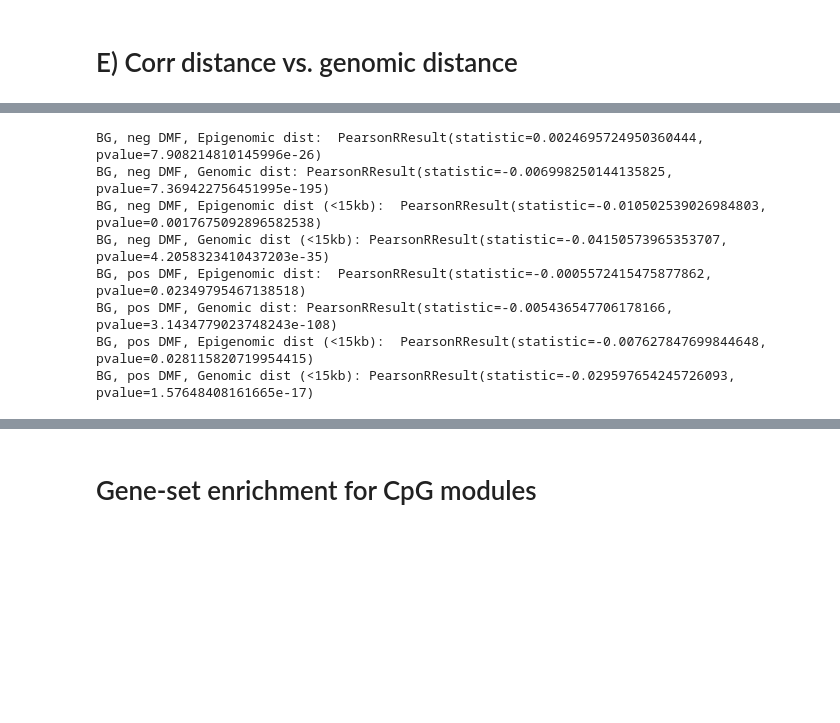
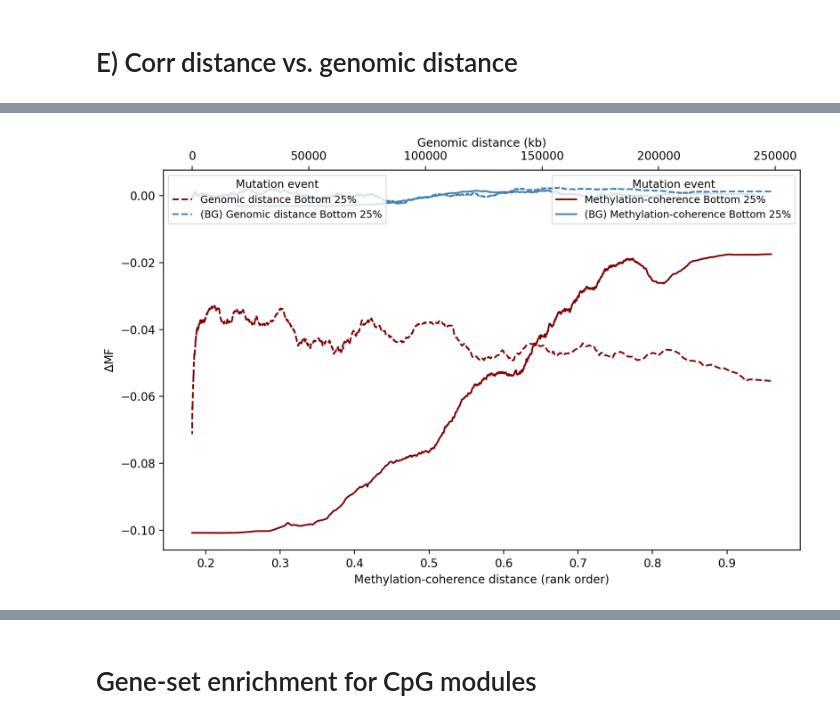
Before and after one commit to zanekoch/methylation_and_mutation, a Jupyter notebook: figure4_052523.ipynb, the cells around one changed output, grey strips where cells are left out. Saved outputs shown, nothing was run; the diff lists cells and outputs as text; code cells hidden in the pictures; blank space fills up the shorter version.

```diff
--- a/figure4_052523.ipynb
+++ b/figure4_052523.ipynb
@@ -638,22 +365,0 @@ FG, pos DMF, Genomic dist (<15kb): PearsonRResult(statistic=-0.03799759908326664
-# %%
-print("BG, neg DMF, Epigenomic dist: ", pearsonr(biggest_neg_bg_to_plot['measured_site_dist'], biggest_neg_bg_to_plot['delta_mf_median']))
-print("BG, neg DMF, Genomic dist:", pearsonr( biggest_neg_bg_to_plot['abs_genomic_dist'], biggest_neg_bg_to_plot['delta_mf_median']))
-# close
-print("BG, neg DMF, Epigenomic dist (<15kb): ", pearsonr(biggest_neg_bg_to_plot.query("abs_genomic_dist <= 15000")['measured_site_dist'], biggest_neg_bg_to_plot.query("abs_genomic_dist <= 15000")['delta_mf_median']))
-print("BG, neg DMF, Genomic dist (<15kb):",pearsonr( biggest_neg_bg_to_plot.query("abs_genomic_dist <= 15000")['abs_genomic_dist'], biggest_neg_bg_to_plot.query("abs_genomic_dist <= 15000")['delta_mf_median']))
-
-# same but for the biggest positive
-print("BG, pos DMF, Epigenomic dist: ", pearsonr(biggest_pos_bg_to_plot['measured_site_dist'], biggest_pos_bg_to_plot['delta_mf_median']))
-print("BG, pos DMF, Genomic dist:", pearsonr( biggest_pos_bg_to_plot['abs_genomic_dist'], biggest_pos_bg_to_plot['delta_mf_median']))
-# close
-print("BG, pos DMF, Epigenomic dist (<15kb): ", pearsonr(biggest_pos_bg_to_plot.query("abs_genomic_dist <= 15000")['measured_site_dist'], biggest_pos_bg_to_plot.query("abs_genomic_dist <= 15000")['delta_mf_median']))
-print("BG, pos DMF, Genomic dist (<15kb):",pearsonr( biggest_pos_bg_to_plot.query("abs_genomic_dist <= 15000")['abs_genomic_dist'], biggest_pos_bg_to_plot.query("abs_genomic_dist <= 15000")['delta_mf_median']))
-# %% [output]
-BG, neg DMF, Epigenomic dist:  PearsonRResult(statistic=0.0024695724950360444, pvalue=7.908214810145996e-26)
-BG, neg DMF, Genomic dist: PearsonRResult(statistic=-0.006998250144135825, pvalue=7.369422756451995e-195)
-BG, neg DMF, Epigenomic dist (<15kb):  PearsonRResult(statistic=-0.010502539026984803, pvalue=0.0017675092896582538)
-BG, neg DMF, Genomic dist (<15kb): PearsonRResult(statistic=-0.04150573965353707, pvalue=4.2058323410437203e-35)
-BG, pos DMF, Epigenomic dist:  PearsonRResult(statistic=-0.0005572415475877862, pvalue=0.02349795467138518)
-BG, pos DMF, Genomic dist: PearsonRResult(statistic=-0.005436547706178166, pvalue=3.1434779023748243e-108)
-BG, pos DMF, Epigenomic dist (<15kb):  PearsonRResult(statistic=-0.007627847699844648, pvalue=0.028115820719954415)
-BG, pos DMF, Genomic dist (<15kb): PearsonRResult(statistic=-0.029597654245726093, pvalue=1.57648408161665e-17)
@@ -659,0 +424,17 @@ BG, pos DMF, Genomic dist (<15kb): PearsonRResult(statistic=-0.02959765424572609
+# %%
+icgc_corr_all_metrics_df = pd.read_parquet("/cellar/users/zkoch/methylation_and_mutation/output_dirs/051723_icgc_comethyl_output/corr_based_1000sites/all_metrics_combined_w_corrcoefs.parquet")
+icgc_corr_all_metrics_df['reverse_corr'] = 1 - icgc_corr_all_metrics_df['corr']
+# %%
+# there are num_top_muts * 1000 rows = 138,000
+# and num_top_muts rows for each correlation distance value
+# so 10,000 is
+biggest_neg_to_plot_smoothed_corr, biggest_neg_to_plot_smoothed_dist = analyze_comethylation.plot_distance_of_effect_lineplot(
+    icgc_corr_mean_metrics_df, icgc_corr_all_metrics_df, num_top_muts = 218, # top 138/873 = 15%
+    smoothing_window_size_corr = 10900, # num_top_muts * 50, meaning 50 corr distances are averaged together
+    smoothing_window_size_dist = 10900,
+    corr_dist = 'reverse_corr', # corr or measured_site_dist
+    dist = 10, plot_bg = True, out_fn = os.path.join(fig_out_dir, 'figure4/figure4E_icgc_distance_of_effect_corr_vs_dist_allTogether_w_background_corrCoef.svg'), corr_vs_dist = True,
+    illumina_cpg_locs_df = illumina_cpg_locs_df, rank_order_dist = False
+    ) # fig is 10, 6
+# %% [output]
+[figure, added]
```
Also changed, not shown: parts of 40 cells of this notebook, 5 other files.
